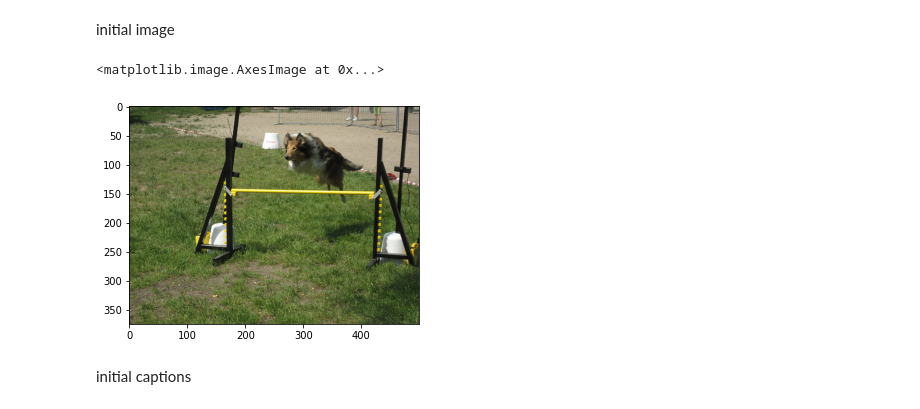
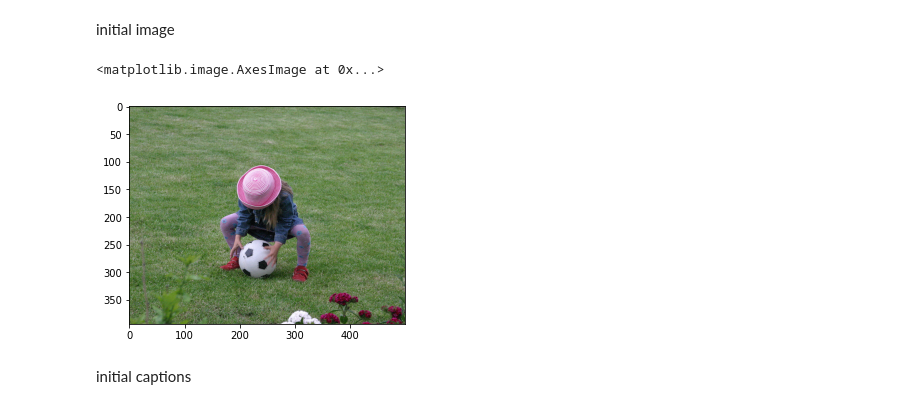
Before and after one commit to yeswhos/COMP5623-AI, a Jupyter notebook: CW2/COMP5623_CW2_Starter.ipynb, the cells around one changed output. Drawn from its saved outputs; the diff is of its cells as text; code cells hidden in the pictures.

```diff
--- a/CW2/COMP5623_CW2_Starter.ipynb
+++ b/CW2/COMP5623_CW2_Starter.ipynb
@@ -578,23 +595,22 @@ initial image
 # %%
 def load_image(image_path, transform=None):
     image = Image.open(image_path).convert('RGB')
     image = image.resize([224, 224], Image.LANCZOS)
 
     if transform is not None:
         image = transform(image).unsqueeze(0)
 
     return image
 # path = 'drive/My Drive/Colab Notebooks/data/Flickr8k/images/1000268201_693b08cb0e.jpg'
-path = dataset_test.df.iloc[0, 1]
+path = dataset_test.df.iloc[5, 1]
 image = load_image(path, data_transform)
 image_tensor = image.to(device)
-
 # image = Image.open('drive/My Drive/Colab Notebooks/data/Flickr8k/images/1000268201_693b08cb0e.jpg')
 image = Image.open(path)
 plt.imshow(np.asarray(image))
 # %% [output]
 <matplotlib.image.AxesImage at 0x...>
-[figure, old version]
+[figure, new version]
 # %% [markdown]
 initial captions
 # %%
```
Also changed, not shown: parts of 6 cells of this notebook.
